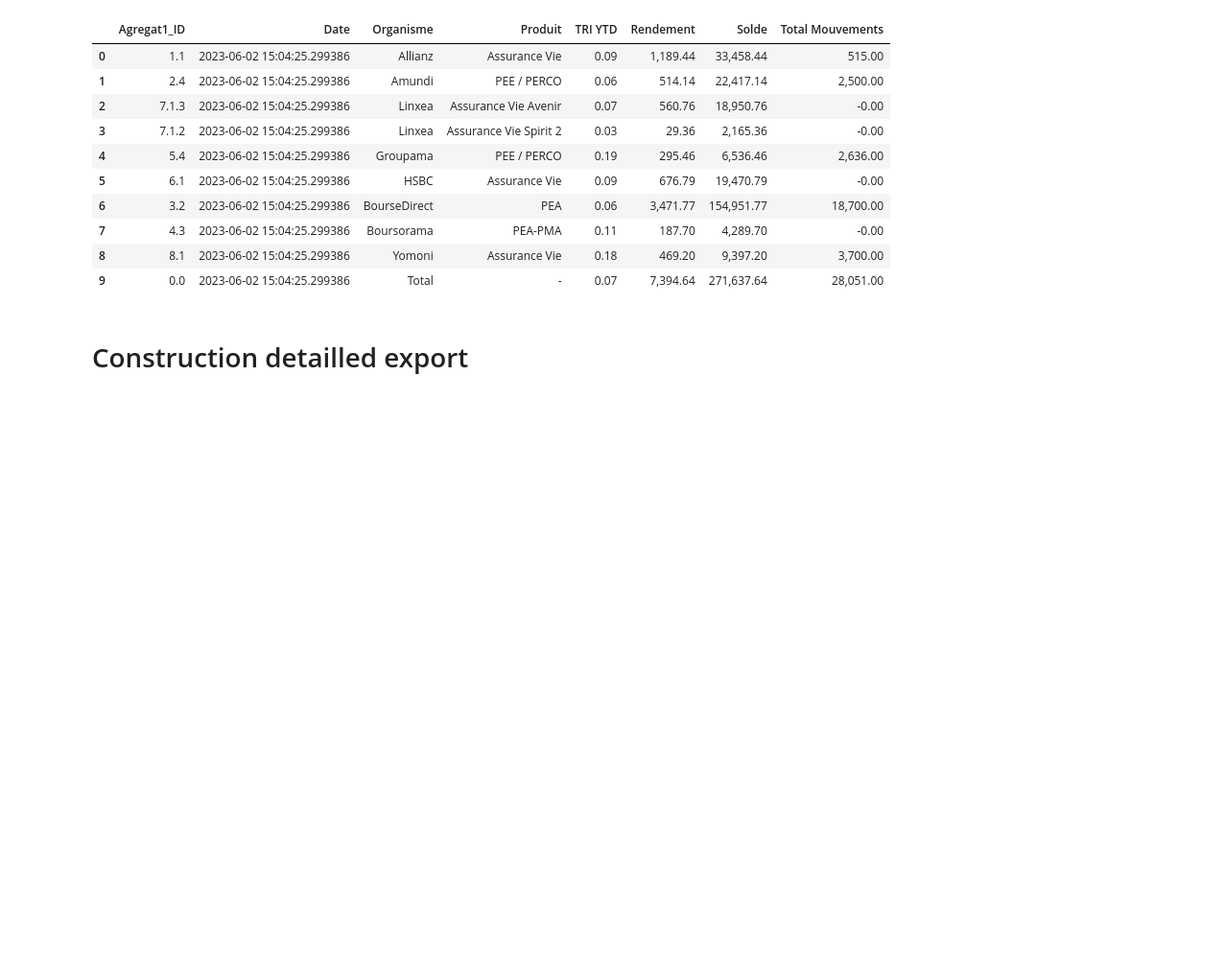
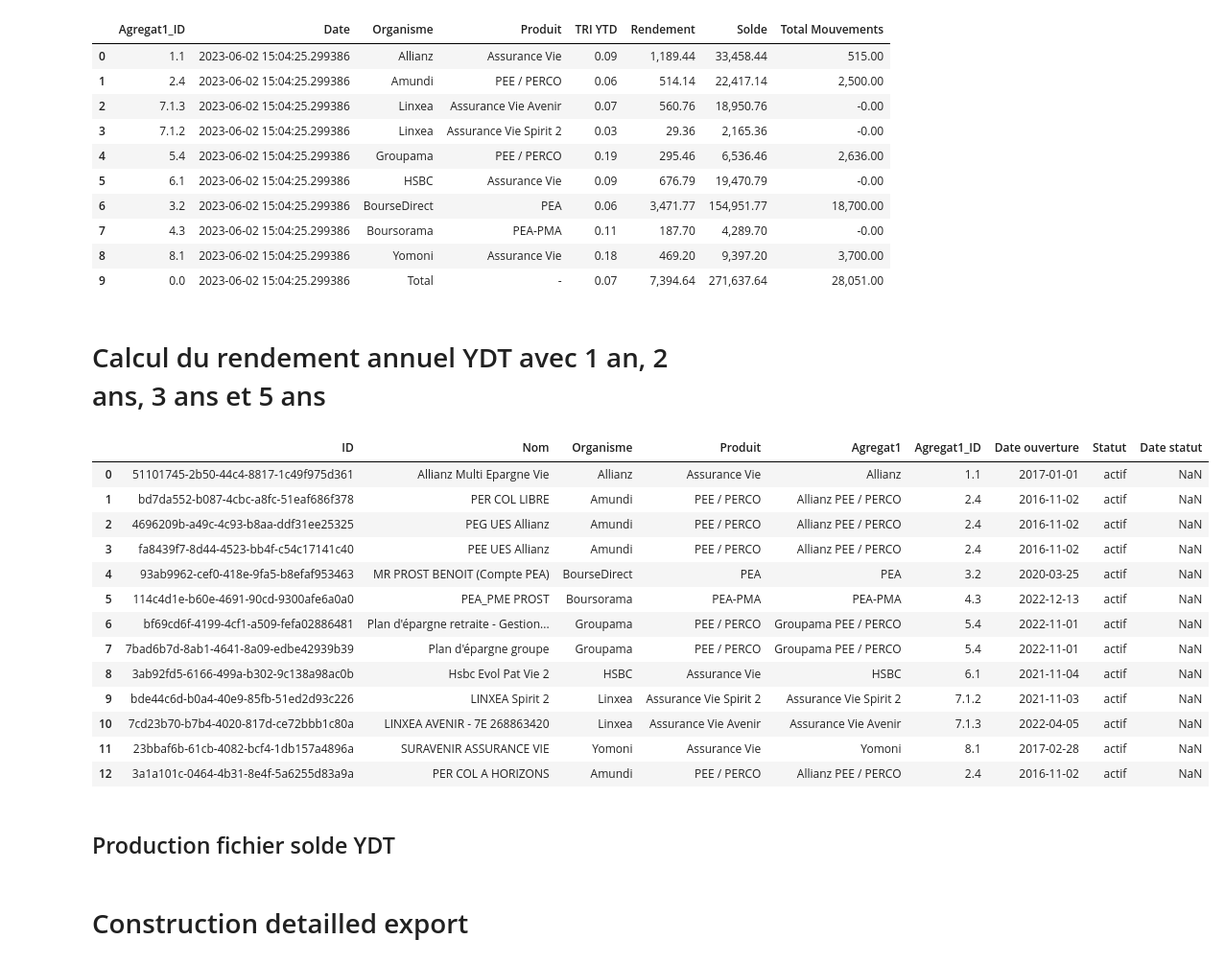
Before and after one commit to BenoitProst/finary, a Jupyter notebook: Wealth Extract Analysis.ipynb, the cells around one changed output. Shown at 96% size. Saved outputs shown, nothing was run; the diff lists cells and outputs as text; code cells hidden in the pictures; blank space fills up the shorter version.

```diff
--- a/Wealth Extract Analysis.ipynb
+++ b/Wealth Extract Analysis.ipynb
@@ -330,3 +330,26 @@ dfResultatXirrYDT
 | 9 | 0.0 | 2023-06-02 15:04:25.299386 | Total | - | 0.07 | 7,394.64 | 271,637.64 | 28,051.00 |
 # %%
 dfResultatXirrYDT.to_excel('Data/TRI_Ydt.xlsx', sheet_name='TRI YDT', float_format = "%0.3f", index=False)
+# %% [markdown]
+# Calcul du rendement annuel YDT avec 1 an, 2 ans, 3 ans et 5 ans
+# %%
+dfParam = pd.read_excel('Param/Description_Comptes.xlsx')
+# %%
+dfParam
+# %% [output]
+|  | ID | Nom | Organisme | Produit | Agregat1 | Agregat1_ID | Date ouverture | Statut | Date statut |
+| 0 | 51101745-2b50-44c4-8817-1c49f975d361 | Allianz Multi Epargne Vie | Allianz | Assurance Vie | Allianz | 1.1 | 2017-01-01 | actif | NaN |
+| 1 | bd7da552-b087-4cbc-a8fc-51eaf686f378 | PER COL LIBRE | Amundi | PEE / PERCO | Allianz PEE / PERCO | 2.4 | 2016-11-02 | actif | NaN |
+| 2 | 4696209b-a49c-4c93-b8aa-ddf31ee25325 | PEG UES Allianz | Amundi | PEE / PERCO | Allianz PEE / PERCO | 2.4 | 2016-11-02 | actif | NaN |
+| 3 | fa8439f7-8d44-4523-bb4f-c54c17141c40 | PEE UES Allianz | Amundi | PEE / PERCO | Allianz PEE / PERCO | 2.4 | 2016-11-02 | actif | NaN |
+| 4 | 93ab9962-cef0-418e-9fa5-b8efaf953463 | MR PROST BENOIT (Compte PEA) | BourseDirect | PEA | PEA | 3.2 | 2020-03-25 | actif | NaN |
+| 5 | 114c4d1e-b60e-4691-90cd-9300afe6a0a0 | PEA_PME PROST | Boursorama | PEA-PMA | PEA-PMA | 4.3 | 2022-12-13 | actif | NaN |
+| 6 | bf69cd6f-4199-4cf1-a509-fefa02886481 | Plan d'épargne retraite - Gestion... | Groupama | PEE / PERCO | Groupama PEE / PERCO | 5.4 | 2022-11-01 | actif | NaN |
+| 7 | 7bad6b7d-8ab1-4641-8a09-edbe42939b39 | Plan d'épargne groupe | Groupama | PEE / PERCO | Groupama PEE / PERCO | 5.4 | 2022-11-01 | actif | NaN |
+| 8 | 3ab92fd5-6166-499a-b302-9c138a98ac0b | Hsbc Evol Pat Vie 2 | HSBC | Assurance Vie | HSBC | 6.1 | 2021-11-04 | actif | NaN |
+| 9 | bde44c6d-b0a4-40e9-85fb-51ed2d93c226 | LINXEA Spirit 2 | Linxea | Assurance Vie Spirit 2 | Assurance Vie Spirit 2 | 7.1.2 | 2021-11-03 | actif | NaN |
+| 10 | 7cd23b70-b7b4-4020-817d-ce72bbb1c80a | LINXEA AVENIR - 7E 268863420 | Linxea | Assurance Vie Avenir | Assurance Vie Avenir | 7.1.3 | 2022-04-05 | actif | NaN |
+| 11 | 23bbaf6b-61cb-4082-bcf4-1db157a4896a | SURAVENIR ASSURANCE VIE | Yomoni | Assurance Vie | Yomoni | 8.1 | 2017-02-28 | actif | NaN |
+| 12 | 3a1a101c-0464-4b31-8e4f-5a6255d83a9a | PER COL A HORIZONS | Amundi | PEE / PERCO | Allianz PEE / PERCO | 2.4 | 2016-11-02 | actif | NaN |
+# %% [markdown]
+## Production fichier solde YDT
```
Also changed, not shown: parts of 6 cells of this notebook, 1 other file.
